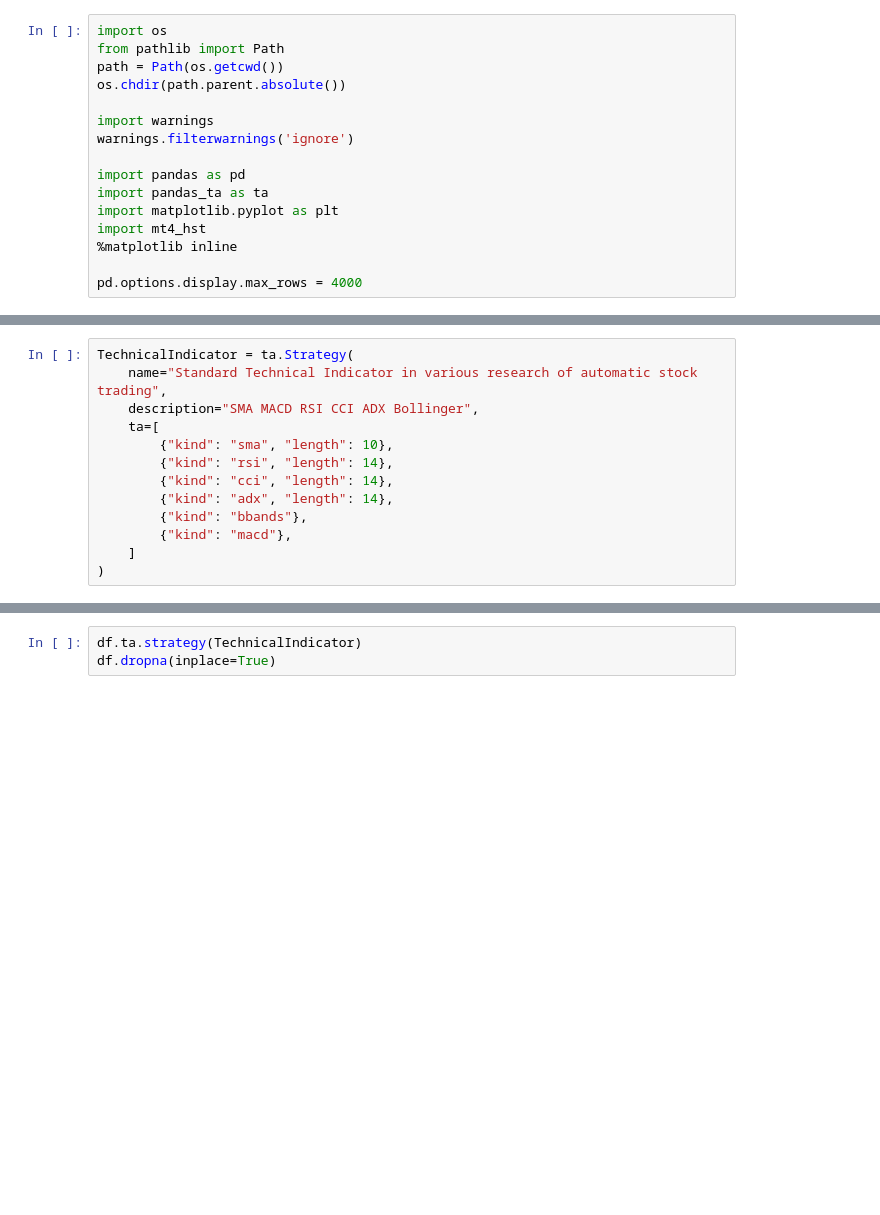
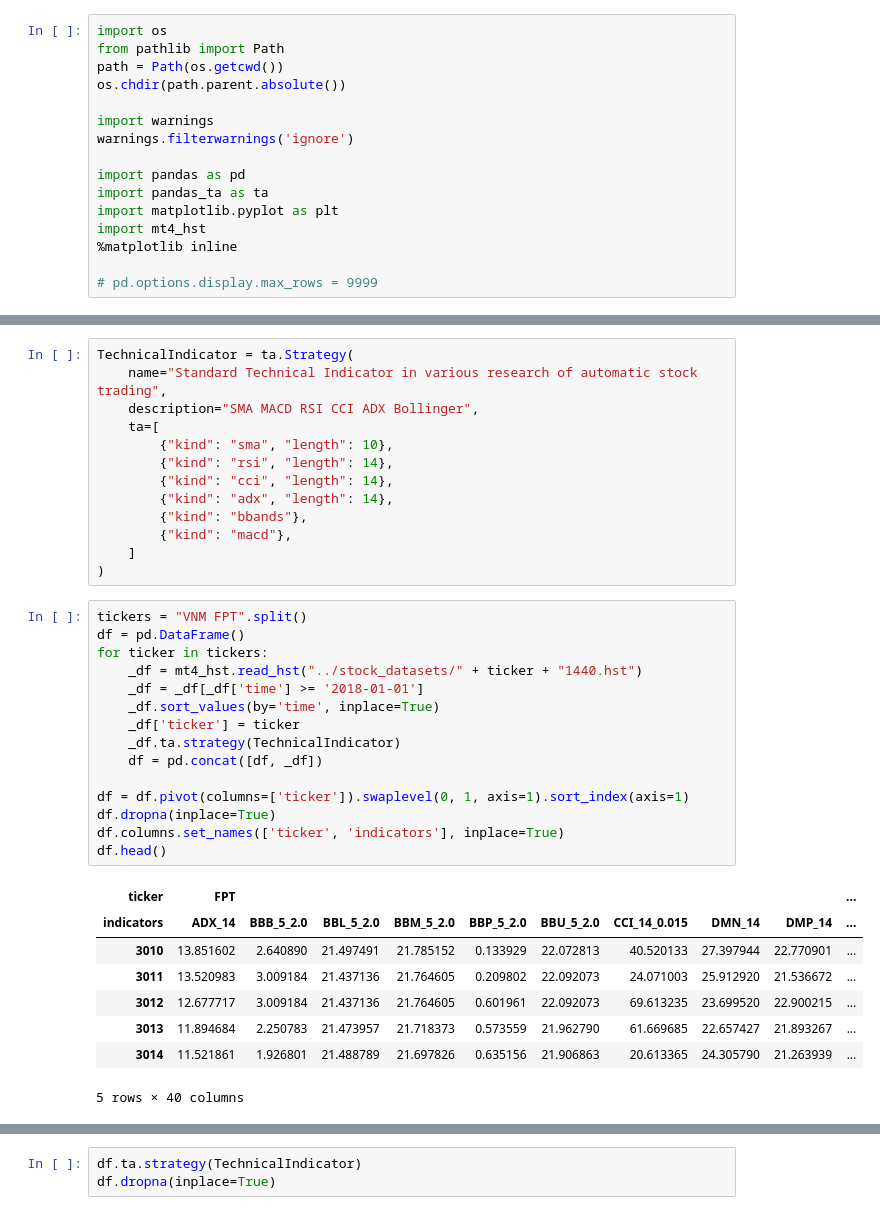
Before and after one commit to minhmanminhman/stock-env, a Jupyter notebook: notebooks/feature_engineering.ipynb, the cells around one changed output, grey strips where cells are left out. Saved outputs shown, nothing was run; the diff lists cells and outputs as text; blank space fills up the shorter version.

```diff
--- a/notebooks/feature_engineering.ipynb
+++ b/notebooks/feature_engineering.ipynb
@@ -13,7 +13,7 @@ import matplotlib.pyplot as plt
 import mt4_hst
 %matplotlib inline
 
-pd.options.display.max_rows = 4000
+# pd.options.display.max_rows = 9999
 # %%
 ticker = 'FPT'
 df = mt4_hst.read_hst("../stock_datasets/" + ticker + "1440.hst")
@@ -32,3 +32,27 @@ TechnicalIndicator = ta.Strategy(
         {"kind": "macd"},
     ]
 )
+# %%
+tickers = "VNM FPT".split()
+df = pd.DataFrame()
+for ticker in tickers:
+    _df = mt4_hst.read_hst("../stock_datasets/" + ticker + "1440.hst")
+    _df = _df[_df['time'] >= '2018-01-01']
+    _df.sort_values(by='time', inplace=True)
+    _df['ticker'] = ticker
+    _df.ta.strategy(TechnicalIndicator)
+    df = pd.concat([df, _df])
+
+df = df.pivot(columns=['ticker']).swaplevel(0, 1, axis=1).sort_index(axis=1)
+df.dropna(inplace=True)
+df.columns.set_names(['ticker', 'indicators'], inplace=True)
+df.head()
+# %% [output]
+| ticker | FPT |  |  |  |  |  |  |  |  | ... |
+| indicators | ADX_14 | BBB_5_2.0 | BBL_5_2.0 | BBM_5_2.0 | BBP_5_2.0 | BBU_5_2.0 | CCI_14_0.015 | DMN_14 | DMP_14 | ... |
+| 3010 | 13.851602 | 2.640890 | 21.497491 | 21.785152 | 0.133929 | 22.072813 | 40.520133 | 27.397944 | 22.770901 | ... |
+| 3011 | 13.520983 | 3.009184 | 21.437136 | 21.764605 | 0.209802 | 22.092073 | 24.071003 | 25.912920 | 21.536672 | ... |
+| 3012 | 12.677717 | 3.009184 | 21.437136 | 21.764605 | 0.601961 | 22.092073 | 69.613235 | 23.699520 | 22.900215 | ... |
+| 3013 | 11.894684 | 2.250783 | 21.473957 | 21.718373 | 0.573559 | 21.962790 | 61.669685 | 22.657427 | 21.893267 | ... |
+| 3014 | 11.521861 | 1.926801 | 21.488789 | 21.697826 | 0.635156 | 21.906863 | 20.613365 | 24.305790 | 21.263939 | ... |
+5 rows × 40 columns
```
Also changed, not shown: parts of 5 cells of this notebook, 2 other files.
